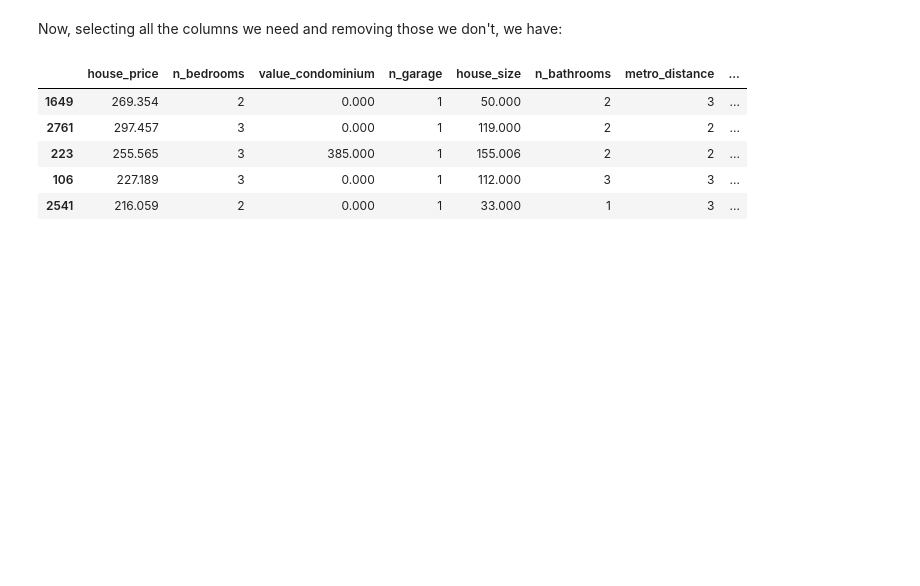
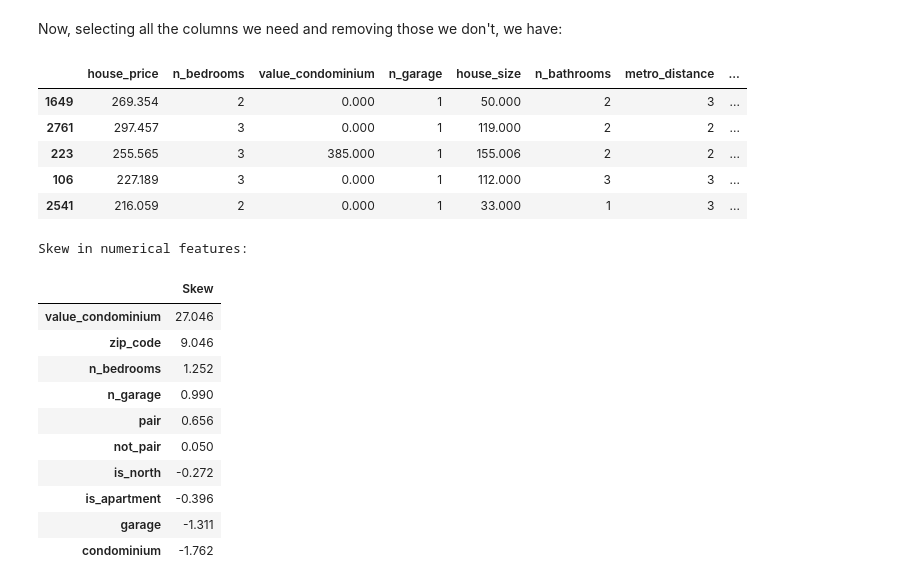
Before and after one commit to davi-santos/samambaia-house-price-prediction, a Jupyter notebook: Machine Learning Models.ipynb, the cells around one changed output. Drawn from its saved outputs; the diff is of its cells as text; code cells hidden in the pictures; blank space fills up the shorter version.

```diff
--- a/Machine Learning Models.ipynb
+++ b/Machine Learning Models.ipynb
@@ -558,3 +558,24 @@ train_df[cols].head()
 | 223 | 255.565 | 3 | 385.000 | 1 | 155.006 | 2 | 2 | ... |
 | 106 | 227.189 | 3 | 0.000 | 1 | 112.000 | 3 | 3 | ... |
 | 2541 | 216.059 | 2 | 0.000 | 1 | 33.000 | 1 | 3 | ... |
+# %%
+numeric_feats = train_df.iloc[:, 1:].dtypes[train_df.dtypes != "object"].index
+
+# Check the skew of all numerical features
+skewed_feats = train_df[numeric_feats].apply(lambda x: skew(x.dropna())).sort_values(ascending=False)
+print("\nSkew in numerical features: \n")
+skewness = pd.DataFrame({'Skew' :skewed_feats})
+skewness.head(10)
+# %% [output]
+Skew in numerical features:
+|  | Skew |
+| value_condominium | 27.046 |
+| zip_code | 9.046 |
+| n_bedrooms | 1.252 |
+| n_garage | 0.990 |
+| pair | 0.656 |
+| not_pair | 0.050 |
+| is_north | -0.272 |
+| is_apartment | -0.396 |
+| garage | -1.311 |
+| condominium | -1.762 |
```
Also changed, not shown: parts of 5 cells of this notebook, 2 other files.
